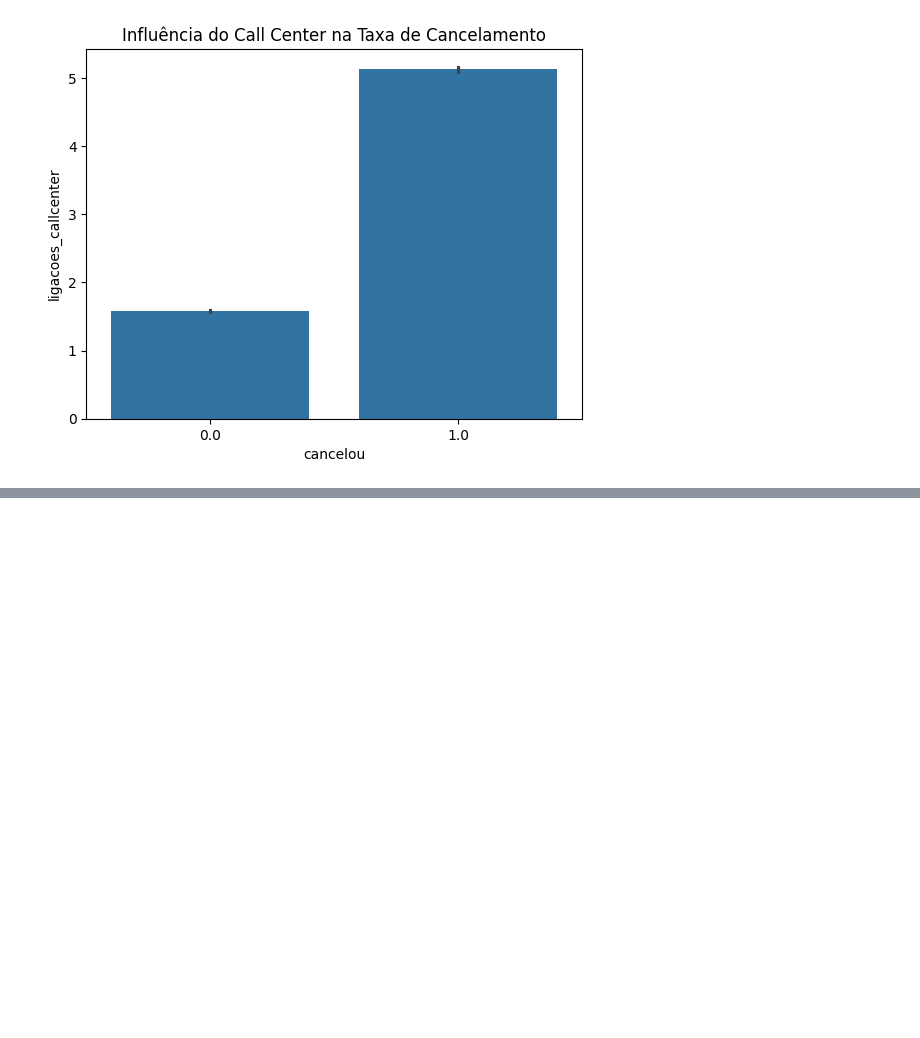
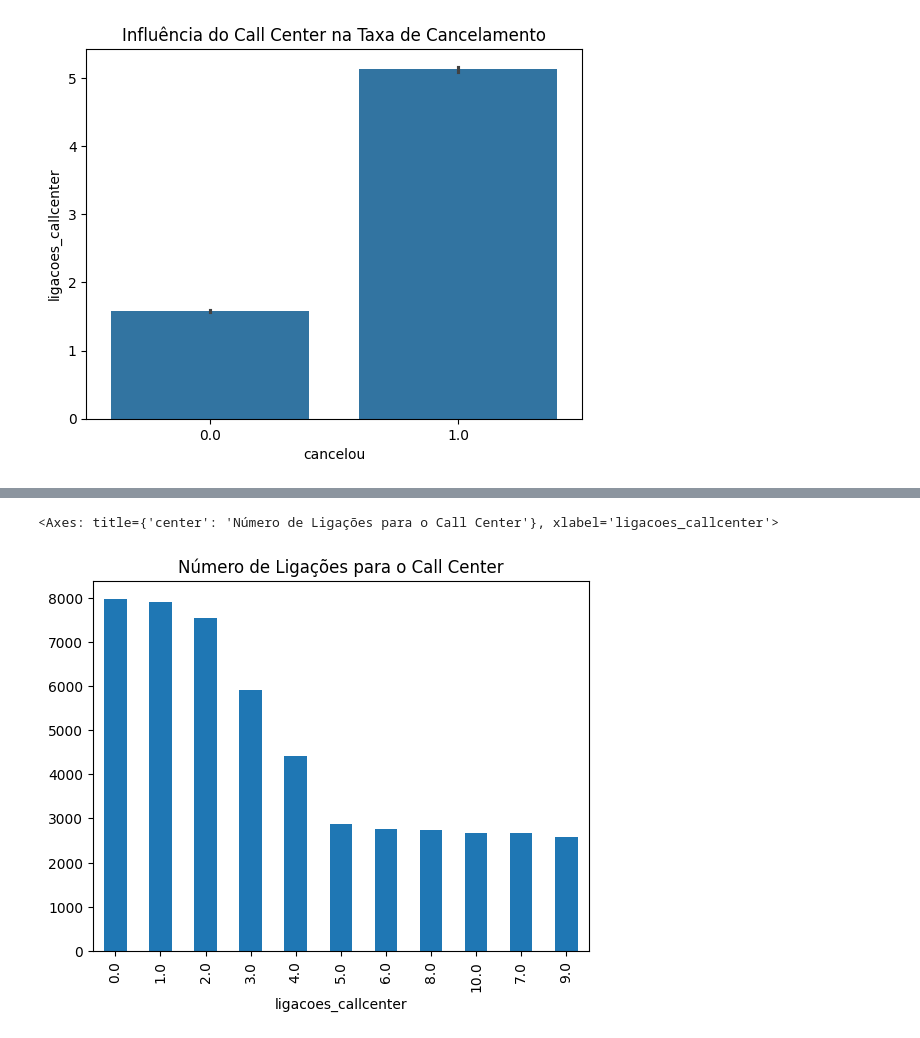
Before and after one commit to GbsOliveira/Projeto-Netflix, a Jupyter notebook: projeto.ipynb, the cells around one changed output, grey strips where cells are left out. Drawn from its saved outputs; the diff is of its cells as text; code cells hidden in the pictures; blank space fills up the shorter version.

```diff
--- a/projeto.ipynb
+++ b/projeto.ipynb
@@ -85,0 +100,6 @@ Text(0.5, 1.0, 'Influência do Call Center na Taxa de Cancelamento')
+# %%
+# 7893 clientes ligaram para o call center apenas 1x
+tabela['ligacoes_callcenter'].value_counts().plot(kind='bar', title='Número de Ligações para o Call Center')
+# %% [output]
+<Axes: title={'center': 'Número de Ligações para o Call Center'}, xlabel='ligacoes_callcenter'>
+[figure, added]
```
Also changed, not shown: parts of 2 cells of this notebook.
